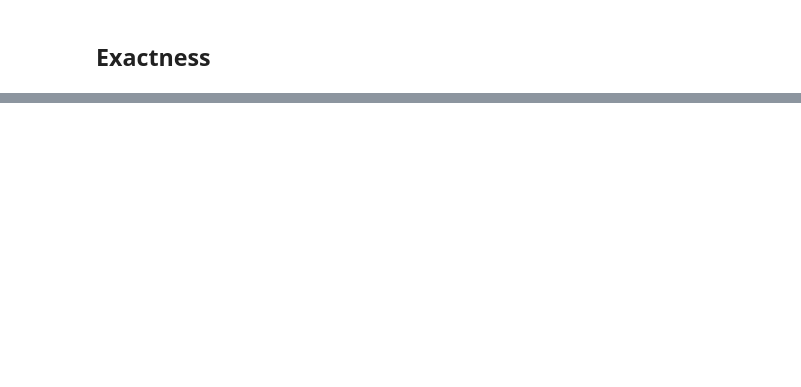
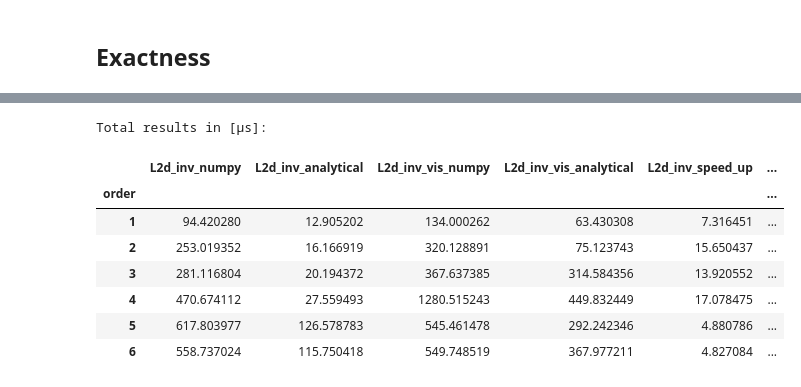
Before and after one commit to rueljean/fast_DGSEM_block_inversion, a Jupyter notebook: test_fast_dgsem.ipynb, the cells around one changed output, grey strips where cells are left out. Cells and saved outputs as stored; diff of their text form; code cells hidden in the pictures; blank space fills up the shorter version.

```diff
--- a/test_fast_dgsem.ipynb
+++ b/test_fast_dgsem.ipynb
@@ -128,0 +106,18 @@ f_dgsem.L2d_inversion_viscosity_analytical(D, M, lambda_x, lambda_y, psi, R2d, i
+# %%
+perf = pd.DataFrame.from_dict(perf_res, orient="index")
+perf["L2d_inv_speed_up"] = perf["L2d_inv_numpy"] / perf["L2d_inv_analytical"]
+perf["L2d_inv_vis_speed_up"] = perf["L2d_inv_vis_numpy"] / perf["L2d_inv_vis_analytical"]
+perf.index.name = "order"
+perf.loc[:, ["L2d_inv_numpy", "L2d_inv_analytical", "L2d_inv_vis_numpy", "L2d_inv_vis_analytical"]] *= 1e6  # From sec to µsec
+print("Total results in [µs]:")
+perf  # Using default render of jupyter instead of print() for better visualitzation
+# %% [output]
+Total results in [µs]:
+|  | L2d_inv_numpy | L2d_inv_analytical | L2d_inv_vis_numpy | L2d_inv_vis_analytical | L2d_inv_speed_up | ... |
+| order |  |  |  |  |  | ... |
+| 1 | 94.420280 | 12.905202 | 134.000262 | 63.430308 | 7.316451 | ... |
+| 2 | 253.019352 | 16.166919 | 320.128891 | 75.123743 | 15.650437 | ... |
+| 3 | 281.116804 | 20.194372 | 367.637385 | 314.584356 | 13.920552 | ... |
+| 4 | 470.674112 | 27.559493 | 1280.515243 | 449.832449 | 17.078475 | ... |
+| 5 | 617.803977 | 126.578783 | 545.461478 | 292.242346 | 4.880786 | ... |
+| 6 | 558.737024 | 115.750418 | 549.748519 | 367.977211 | 4.827084 | ... |
```
Also changed, not shown: parts of 25 cells of this notebook.
